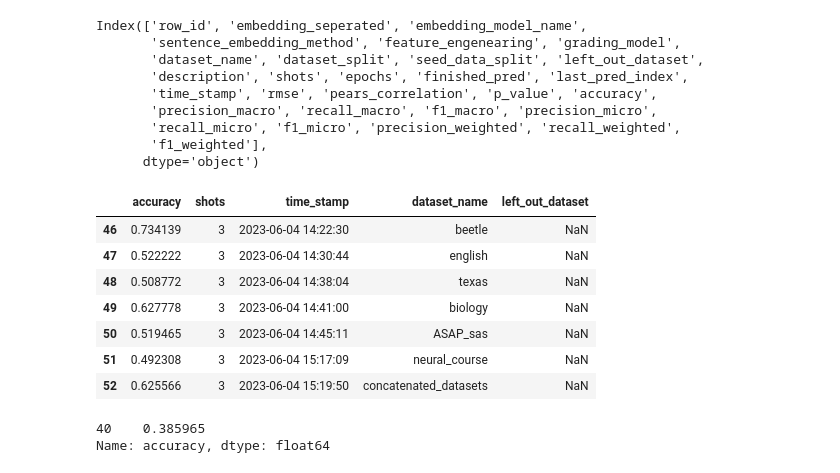
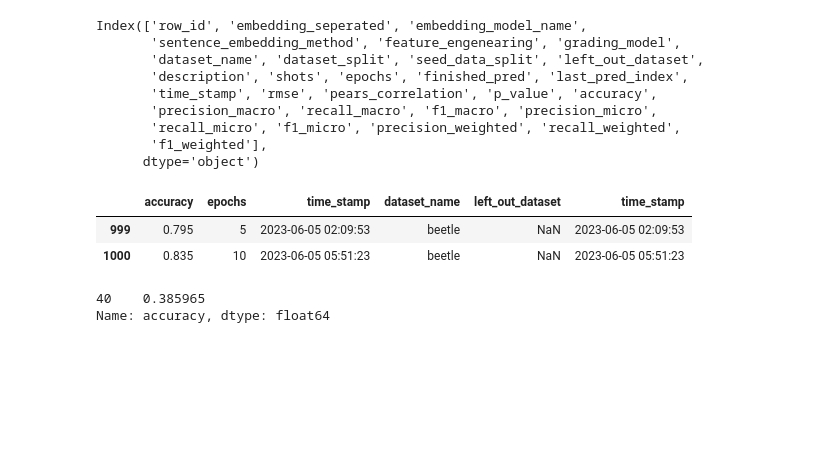
Before and after one commit to OlafVrijmoet/Thesis, a Jupyter notebook: performance_tracking/restuls_insights_test.ipynb, the cells around one changed output. Drawn from its saved outputs; the diff is of its cells as text; code cells hidden in the pictures; blank space fills up the shorter version.

```diff
--- a/performance_tracking/restuls_insights_test.ipynb
+++ b/performance_tracking/restuls_insights_test.ipynb
@@ -41,17 +36,12 @@ Index(['row_id', 'embedding_seperated', 'embedding_model_name',
        'recall_micro', 'f1_micro', 'precision_weighted', 'recall_weighted',
        'f1_weighted'],
       dtype='object')
-# %%
-performance.query("shots == 3 and embedding_model_name == 'gpt-3.5-turbo'")[["accuracy", "shots", "time_stamp", "dataset_name", "left_out_dataset"]]
-# %% [output]
-|  | accuracy | shots | time_stamp | dataset_name | left_out_dataset |
-| 46 | 0.734139 | 3 | 2023-06-04 14:22:30 | beetle | NaN |
-| 47 | 0.522222 | 3 | 2023-06-04 14:30:44 | english | NaN |
-| 48 | 0.508772 | 3 | 2023-06-04 14:38:04 | texas | NaN |
-| 49 | 0.627778 | 3 | 2023-06-04 14:41:00 | biology | NaN |
-| 50 | 0.519465 | 3 | 2023-06-04 14:45:11 | ASAP_sas | NaN |
-| 51 | 0.492308 | 3 | 2023-06-04 15:17:09 | neural_course | NaN |
-| 52 | 0.625566 | 3 | 2023-06-04 15:19:50 | concatenated_datasets | NaN |
+# %%
+performance.query("grading_model == 'bert-base-cased'")[["accuracy", "epochs", "time_stamp", "dataset_name", "left_out_dataset", "time_stamp"]]
+# %% [output]
+|  | accuracy | epochs | time_stamp | dataset_name | left_out_dataset | time_stamp |
+| 999 | 0.795 | 5 | 2023-06-05 02:09:53 | beetle | NaN | 2023-06-05 02:09:53 |
+| 1000 | 0.835 | 10 | 2023-06-05 05:51:23 | beetle | NaN | 2023-06-05 05:51:23 |
 # %%
 performance = pd.read_csv("tracking/performance_tracking.csv")
 performance.query("row_id == 40 & dataset_split == 'validation'")["accuracy"]
```
Also changed, not shown: parts of 1 cell of this notebook, 7 other files.
